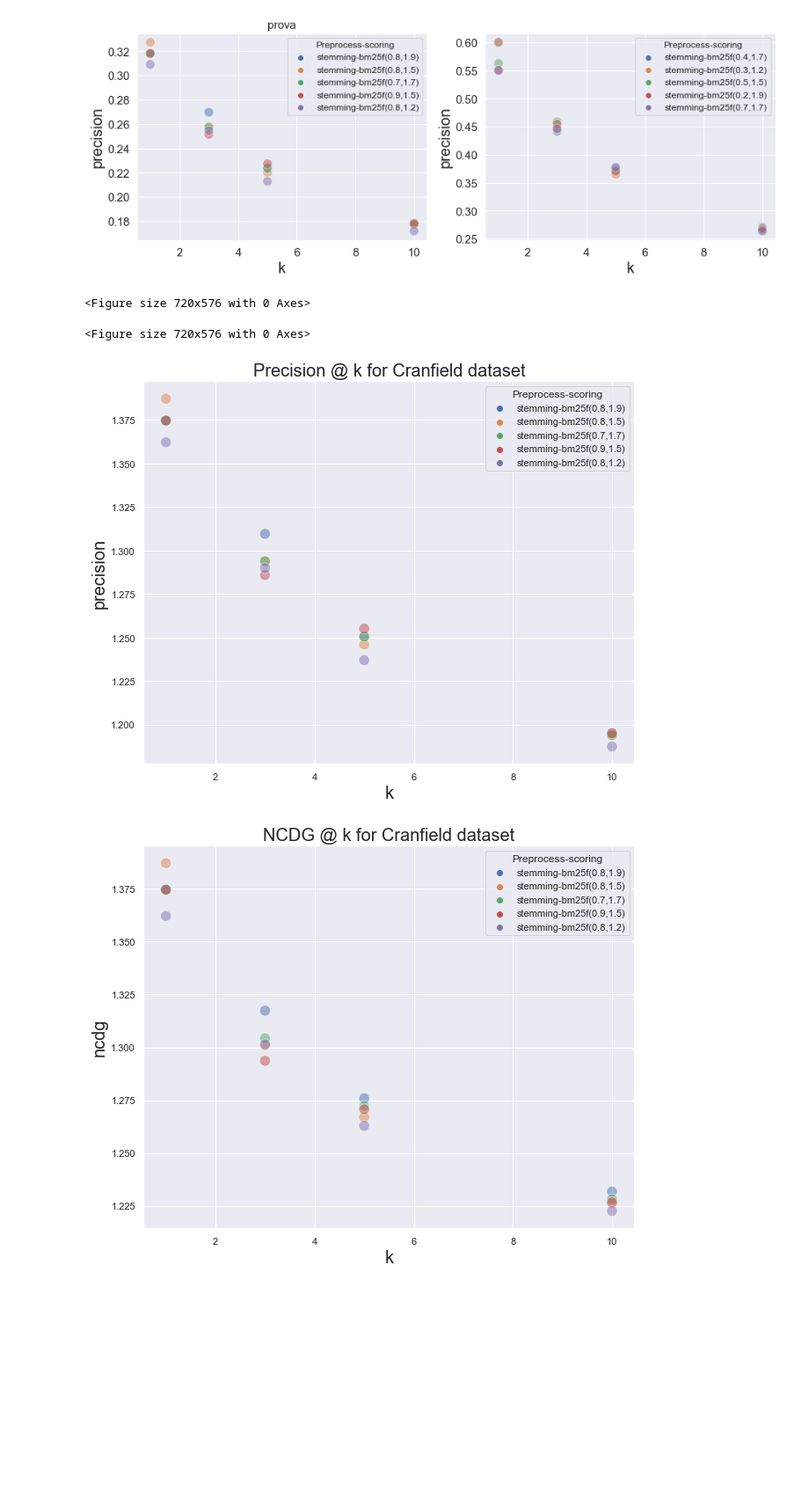
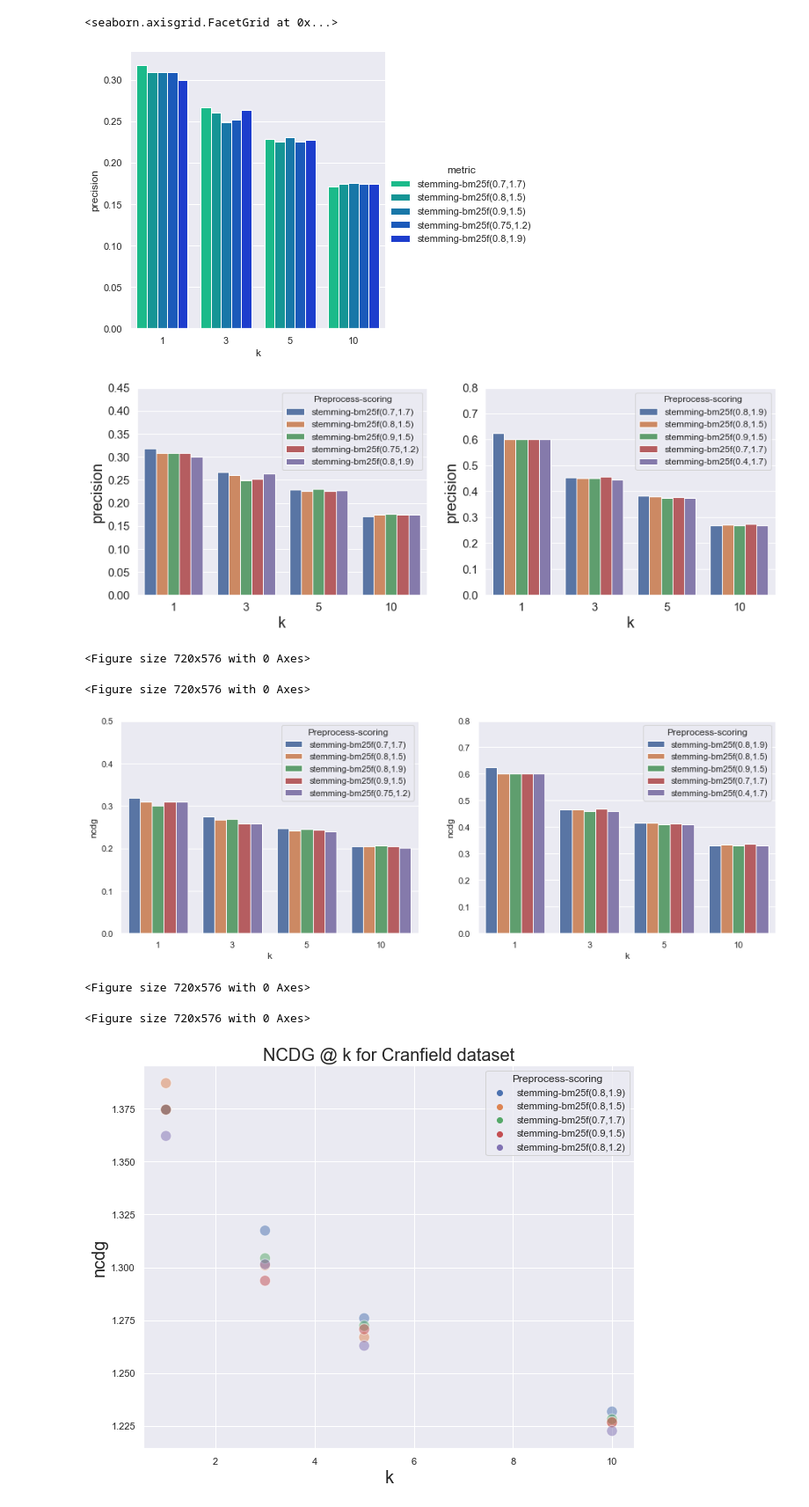
Before and after one commit to msterpa87/DMT-HW1, a Jupyter notebook: data/part_1/part_1_1/sw/plots.ipynb, the cells around one changed output. Shown: that part at 88% size. Drawn from its saved outputs; the diff is of its cells as text; code cells hidden in the pictures; blank space fills up the shorter version.

```diff
--- a/data/part_1/part_1_1/sw/plots.ipynb
+++ b/data/part_1/part_1_1/sw/plots.ipynb
@@ -15,4 +12,4 @@ The autoreload extension is already loaded. To reload it, use:
 with open("metrics.pkl", "rb") as f:
     metrics_list = pickle.load(f)
 # %%
-cranfield_metrics, time_metrics = metrics_list[:12], metrics_list[12:]
+cranfield_metrics, time_metrics = metrics_list['cranfield'], metrics_list['time']
@@ -22,0 +16,3 @@ list(map(lambda x: f"{cranfield_metrics[0].rps[x]:.3f}", ["mean", "min", "first_
+# %%
+for i,m in enumerate(cranfield_metrics):
+    print(f"{m} & {m.MRR:.3f} & {time_metrics[i].MRR:.3f}\\\\")
@@ -97,8 +115,7 @@ time_df = dataframe_from_metrics(sorted_time)
 # %%
-def plot_df(df, ax, ylab, title, legend_title="Preprocess-scoring", save=True):
+def plot_df(df, ax, ylab, ylim, title, legend_title="Preprocess-scoring"):
     plt.figure(figsize=(10,8))
-    scatter = sns.scatterplot(data=df, ax=ax, x="k", y=ylab, hue="metric", alpha=0.5, s=150)
-#     plt.xlabel("k", fontsize=20)
-#     plt.ylabel(ylab, fontsize=20)
-#     ax.set_title(title, fontsize=15)
+    df = df.sort_values(["k", ylab], ascending=[True, False]).reset_index()
+    scatter = sns.barplot(data=df, ax=ax, x="k", y=ylab, hue="metric")
     sns_plot = scatter.legend(title=legend_title)
+    scatter.set(ylim=(0,ylim))
@@ -105,3 +126,10 @@ def plot_df(df, ax, ylab, title, legend_title="Preprocess-scoring", save=True):
+# %%
+#df[["k","metric","precision"]].plot(x="k", y="precision", kind="bar",)
+sns.set_theme()
+sns.catplot(data=df, x="k", y="precision", hue="metric", kind="bar", palette="winter_r")
+# %% [output]
+<seaborn.axisgrid.FacetGrid at 0x...>
+[figure, added]
 # %%
 LARGE_SIZE = 20
 MEDIUM_SIZE = 15
@@ -113,19 +141,22 @@ plt.rc('ytick', labelsize=MEDIUM_SIZE)
 plt.rc('legend', fontsize=SMALL_SIZE)
 
 fig, axes = plt.subplots(1, 2, figsize=(15,5))
-plot_df(cranfield_df, ax=axes[0], ylab="precision", title="Precision @ k for Cranfield dataset")
-plot_df(time_df, ax=axes[1], ylab="precision", title="Precision @ k for Time dataset")
-axes[0].set_title("prova", fontsize="Cranfield")
-# plot_df(cranfield_df, ax=axes[0,1], ylab="ncdg", title="NCDG @ k for Cranfield dataset")
-# plot_df(time_df, ax=axes[1,1], ylab="ncdg", title="NCDG @ k for Time dataset")
-fig.savefig("p@k.png")
+plot_df(cranfield_df, ax=axes[0], ylim=.45, ylab="precision", title="Precision @ k for Cranfield dataset")
+plot_df(time_df, ax=axes[1], ylim=.8, ylab="precision", title="Precision @ k for Time dataset")
+# axes[0].set_title("prova", fontsize="Cranfield")
+# fig.savefig("p@k.png")
 # %% [output]
-[figure, old version]
+[figure, new version]
 <Figure size 720x576 with 0 Axes>
 <Figure size 720x576 with 0 Axes>
 # %%
+fig, axes = plt.subplots(1, 2, figsize=(15,5))
+plot_df(cranfield_df, ax=axes[0], ylim=.5, ylab="ncdg", title="NCDG @ k for Cranfield dataset")
+plot_df(time_df, ax=axes[1], ylim=.8, ylab="ncdg", title="NCDG @ k for Time dataset")
 # %% [output]
-[figure, old version]
+[figure, new version]
+<Figure size 720x576 with 0 Axes>
+<Figure size 720x576 with 0 Axes>
 # %%
 # %% [output]
 [figure]
```
Also changed, not shown: parts of 8 cells of this notebook, 4 other files.
